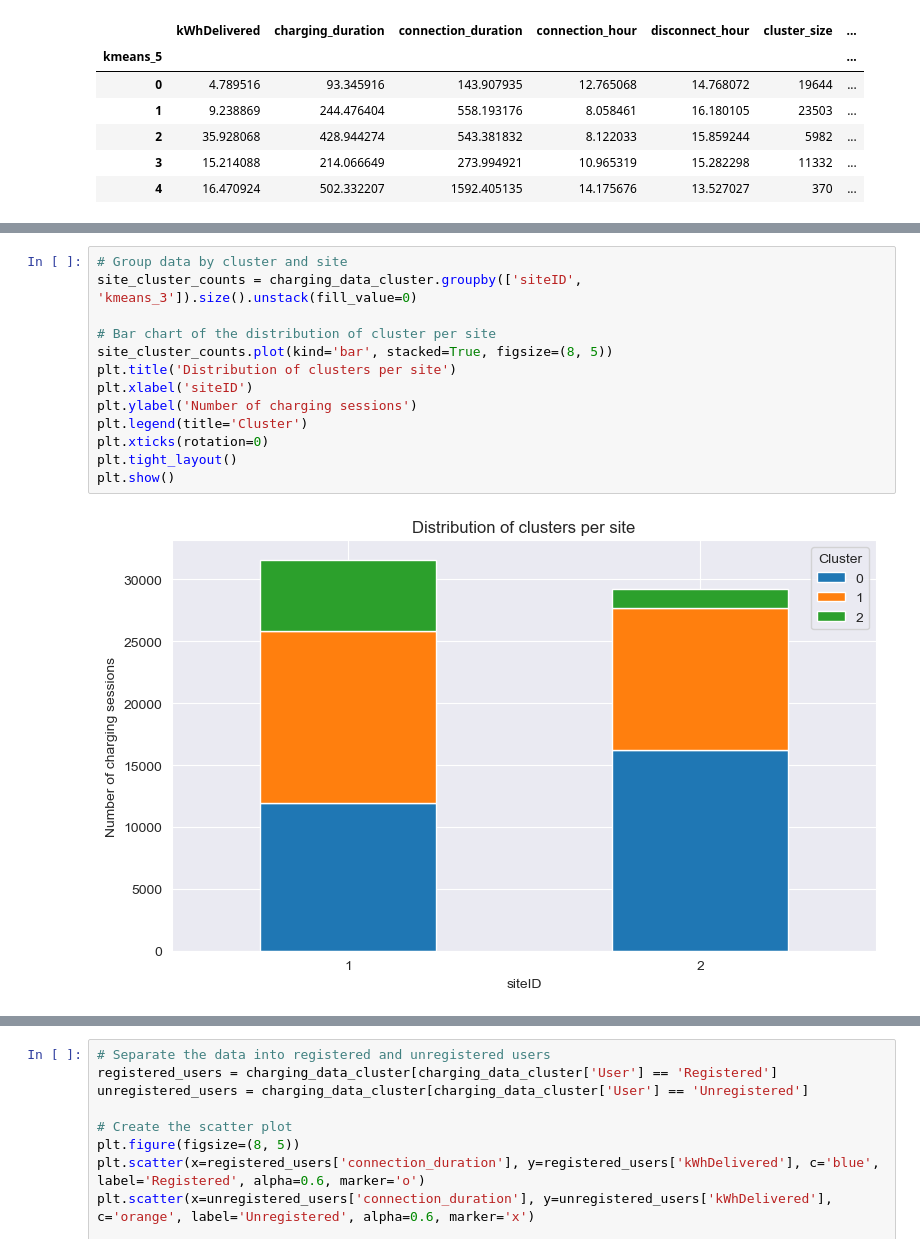
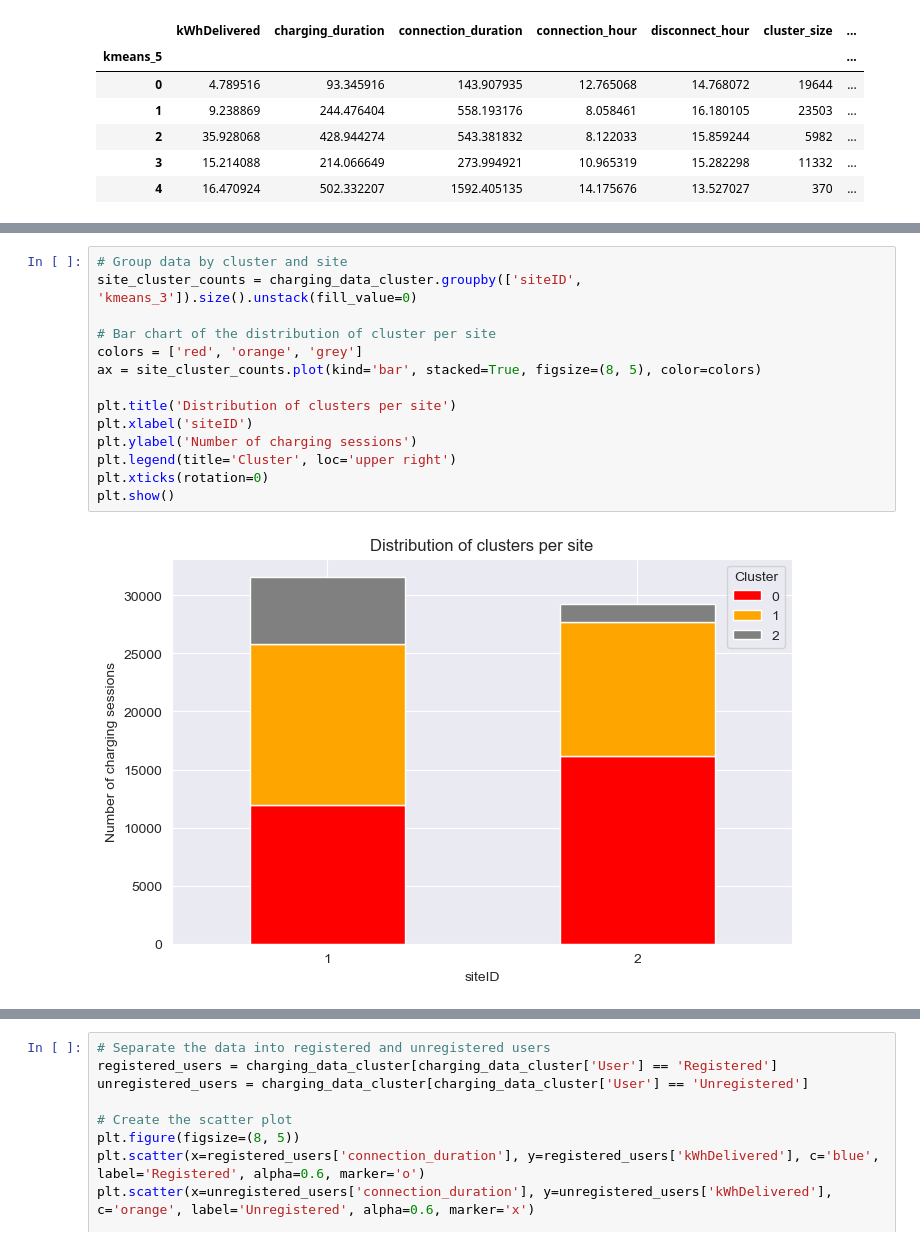
Before and after one commit to pmoll01/AA2024_Groupwork_DynamoData, a Jupyter notebook: Task_3.ipynb, the cells around one changed output, grey strips where cells are left out. Cells and saved outputs as stored; diff of their text form.

```diff
--- a/Task_3.ipynb
+++ b/Task_3.ipynb
@@ -218,18 +220,19 @@ plt.show()
 # %%
 # Group data by cluster and site
 site_cluster_counts = charging_data_cluster.groupby(['siteID', 'kmeans_3']).size().unstack(fill_value=0)
 
 # Bar chart of the distribution of cluster per site
-site_cluster_counts.plot(kind='bar', stacked=True, figsize=(8, 5))
+colors = ['red', 'orange', 'grey']
+ax = site_cluster_counts.plot(kind='bar', stacked=True, figsize=(8, 5), color=colors)
+
 plt.title('Distribution of clusters per site')
 plt.xlabel('siteID')
 plt.ylabel('Number of charging sessions')
-plt.legend(title='Cluster')
+plt.legend(title='Cluster', loc='upper right')
 plt.xticks(rotation=0)
-plt.tight_layout()
 plt.show()
 # %% [output]
-[figure, old version]
+[figure, new version]
 # %% [markdown]
 Given the summary of the mean values of kWhDelivered, charging_duration, connection_duration, connection_hour and disconnect_hour for k=3 and the plots above, we can identify 3 typical charging sessions and their characteristics. Additionally, we have calculated the size of each cluster and how many belong to site 1 and site 2.
 
```
Also changed, not shown: parts of 2 cells of this notebook, 1 other file.
